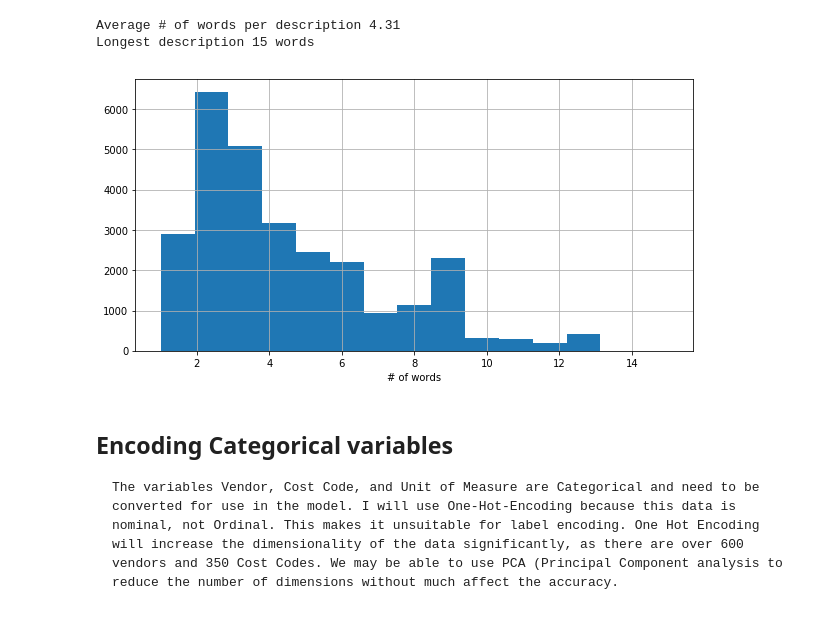
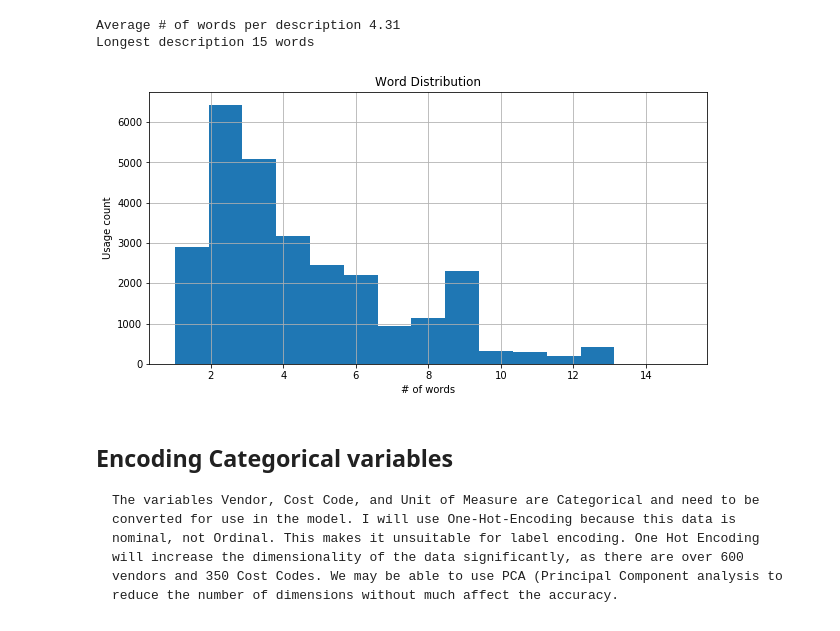
Before and after one commit to Daniel-M-Kelly/Udacity-MLND-Project, a Jupyter notebook: PO_Dataset_Exploration.ipynb, the cells around one changed output. Drawn from its saved outputs; the diff is of its cells as text; code cells hidden in the pictures.

```diff
--- a/PO_Dataset_Exploration.ipynb
+++ b/PO_Dataset_Exploration.ipynb
@@ -439,11 +446,13 @@ Longest description 15 words
 # %%
 #What does the distribution of # of words per description look like?
 
 df_desc['# words'].hist( bins = 15, figsize=(10,5))
+plt.title('Word Distribution')
 plt.xlabel('# of words')
+plt.ylabel('Usage count')
 plt.show()
 # %% [output]
-[figure, old version]
+[figure, new version]
 # %% [markdown]
 ## Encoding Categorical variables
     The variables Vendor, Cost Code, and Unit of Measure are Categorical and need to be converted for use in the model. I will use One-Hot-Encoding because this data is nominal, not Ordinal. This makes it unsuitable for label encoding. One Hot Encoding will increase the dimensionality of the data significantly, as there are over 600 vendors and 350 Cost Codes. We may be able to use PCA (Principal Component analysis to reduce the number of dimensions without much affect the accuracy.
```
Also changed, not shown: parts of 3 cells of this notebook, 4 other files.
